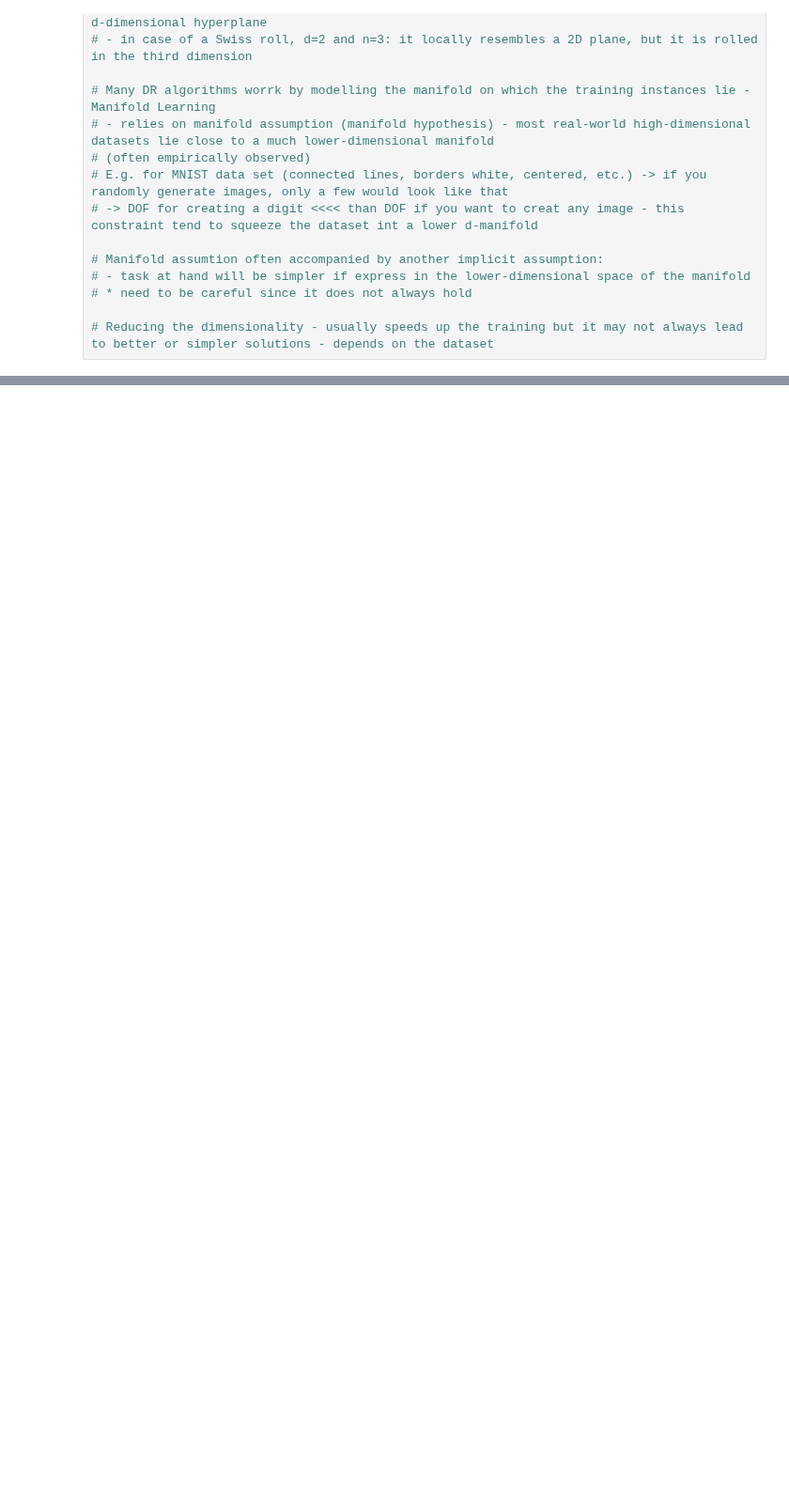
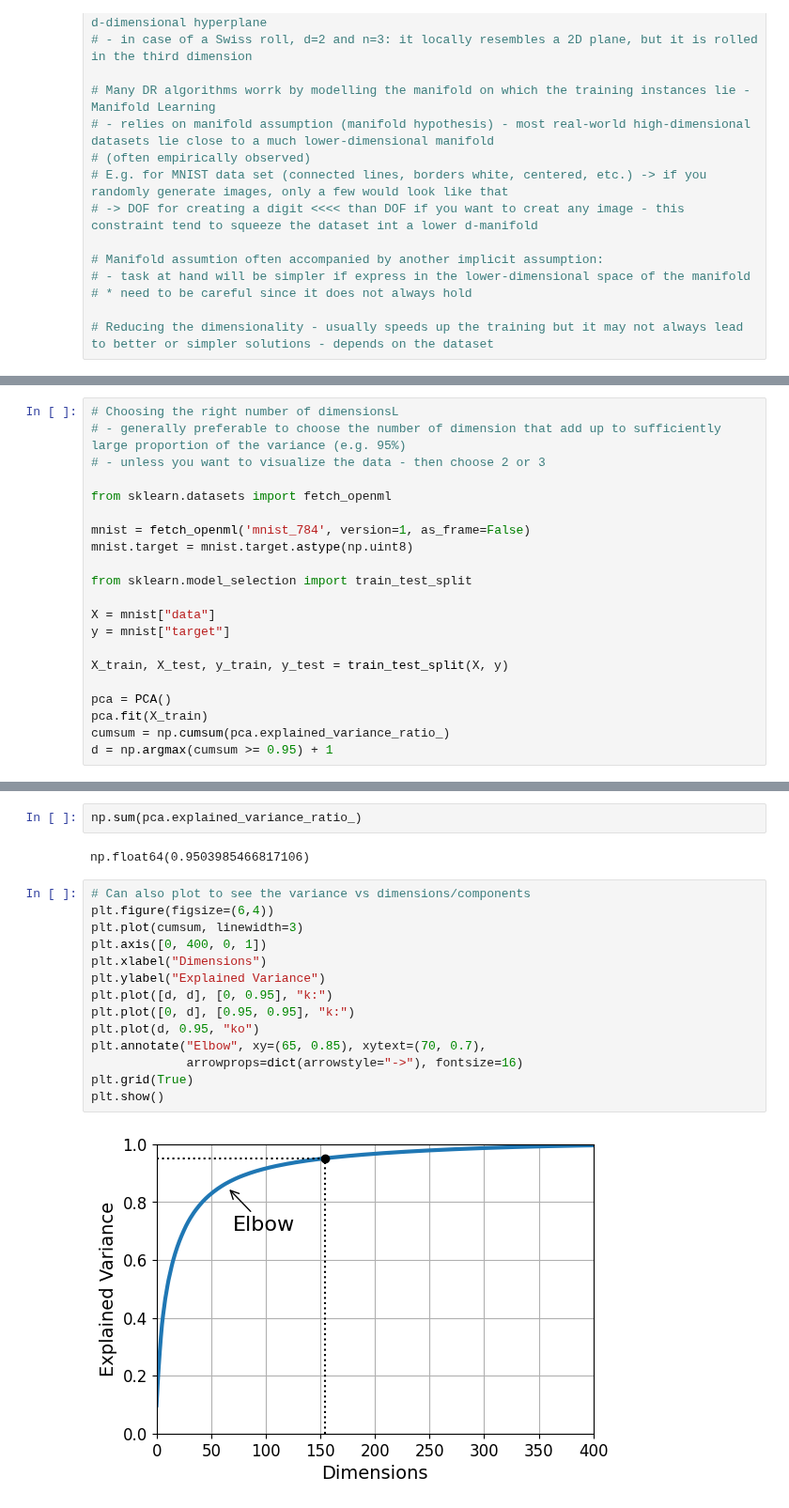
Before and after one commit to jonskerlj/ml_review, a Jupyter notebook: 08_dimensionality_reduction.ipynb, the cells around one changed output, grey strips where cells are left out. Shown at 94% size. Saved outputs shown, nothing was run; the diff lists cells and outputs as text; blank space fills up the shorter version.

```diff
--- a/08_dimensionality_reduction.ipynb
+++ b/08_dimensionality_reduction.ipynb
@@ -93,0 +234,21 @@ def save_fig(fig_id, tight_layout=True, fig_extension="png", resolution=300):
+# %%
+# Choosing the right number of dimensionsL
+# - generally preferable to choose the number of dimension that add up to sufficiently large proportion of the variance (e.g. 95%)
+# - unless you want to visualize the data - then choose 2 or 3
+
+from sklearn.datasets import fetch_openml
+
+mnist = fetch_openml('mnist_784', version=1, as_frame=False)
+mnist.target = mnist.target.astype(np.uint8)
+
+from sklearn.model_selection import train_test_split
+
+X = mnist["data"]
+y = mnist["target"]
+
+X_train, X_test, y_train, y_test = train_test_split(X, y)
+
+pca = PCA()
+pca.fit(X_train)
+cumsum = np.cumsum(pca.explained_variance_ratio_)
+d = np.argmax(cumsum >= 0.95) + 1
@@ -93,0 +271,20 @@ def save_fig(fig_id, tight_layout=True, fig_extension="png", resolution=300):
+# %%
+np.sum(pca.explained_variance_ratio_)
+# %% [output]
+np.float64(0.9503985466817106)
+# %%
+# Can also plot to see the variance vs dimensions/components
+plt.figure(figsize=(6,4))
+plt.plot(cumsum, linewidth=3)
+plt.axis([0, 400, 0, 1])
+plt.xlabel("Dimensions")
+plt.ylabel("Explained Variance")
+plt.plot([d, d], [0, 0.95], "k:")
+plt.plot([0, d], [0.95, 0.95], "k:")
+plt.plot(d, 0.95, "ko")
+plt.annotate("Elbow", xy=(65, 0.85), xytext=(70, 0.7),
+             arrowprops=dict(arrowstyle="->"), fontsize=16)
+plt.grid(True)
+plt.show()
+# %% [output]
+[figure, added]
```
Also changed, not shown: parts of 26 cells of this notebook, 2 other files.
